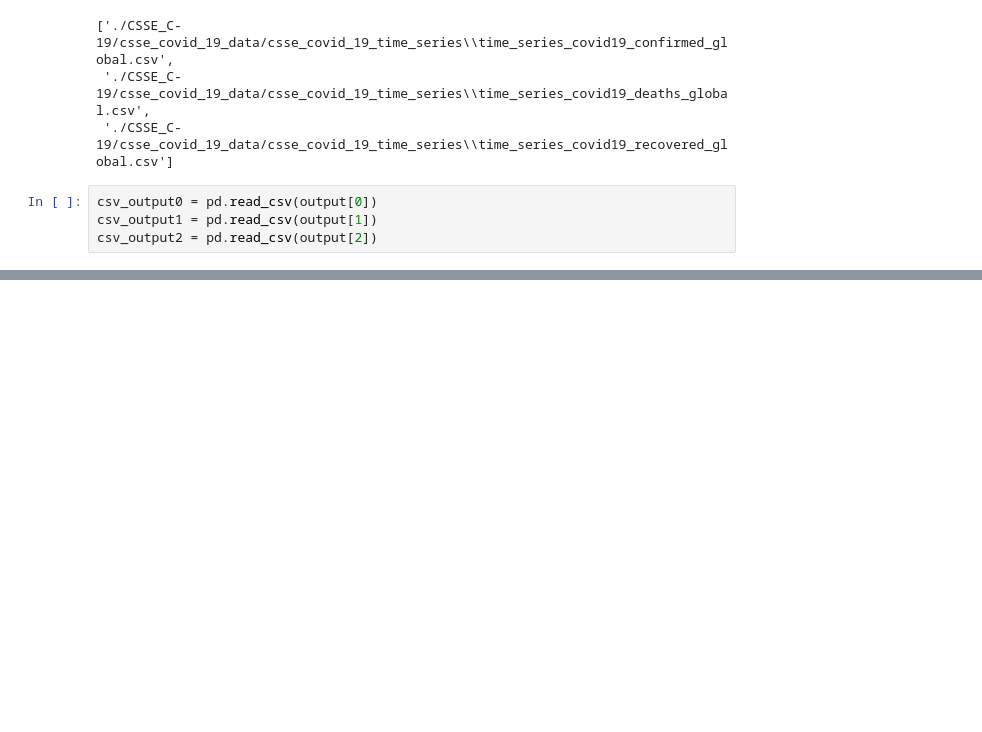
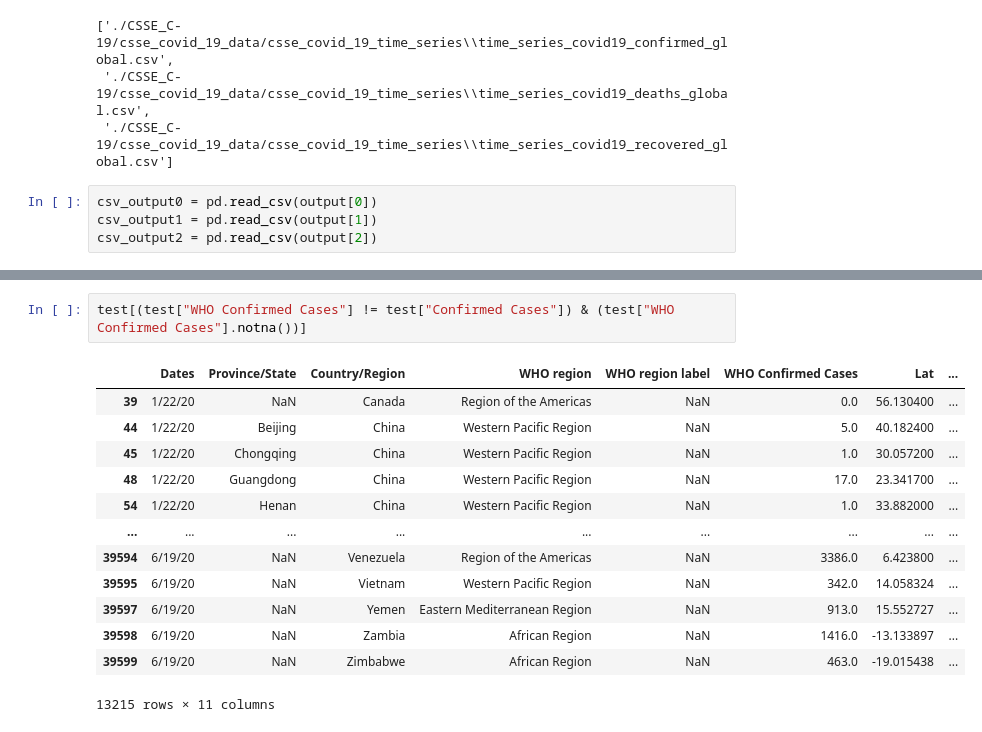
Before and after one commit to jisanos/C19A-COVID-19-Prediction-Algorithm, a Jupyter notebook: CSSE vs WHO.ipynb, the cells around one changed output, grey strips where cells are left out. Drawn from its saved outputs; the diff is of its cells as text; blank space fills up the shorter version.

```diff
--- a/CSSE vs WHO.ipynb
+++ b/CSSE vs WHO.ipynb
@@ -152,3 +203,19 @@ display(df_merge2)
+# %%
+test[(test["WHO Confirmed Cases"] != test["Confirmed Cases"]) & (test["WHO Confirmed Cases"].notna())]
+# %% [output]
+|  | Dates | Province/State | Country/Region | WHO region | WHO region label | WHO Confirmed Cases | Lat | ... |
+| 39 | 1/22/20 | NaN | Canada | Region of the Americas | NaN | 0.0 | 56.130400 | ... |
+| 44 | 1/22/20 | Beijing | China | Western Pacific Region | NaN | 5.0 | 40.182400 | ... |
+| 45 | 1/22/20 | Chongqing | China | Western Pacific Region | NaN | 1.0 | 30.057200 | ... |
+| 48 | 1/22/20 | Guangdong | China | Western Pacific Region | NaN | 17.0 | 23.341700 | ... |
+| 54 | 1/22/20 | Henan | China | Western Pacific Region | NaN | 1.0 | 33.882000 | ... |
+| ... | ... | ... | ... | ... | ... | ... | ... | ... |
+| 39594 | 6/19/20 | NaN | Venezuela | Region of the Americas | NaN | 3386.0 | 6.423800 | ... |
+| 39595 | 6/19/20 | NaN | Vietnam | Western Pacific Region | NaN | 342.0 | 14.058324 | ... |
+| 39597 | 6/19/20 | NaN | Yemen | Eastern Mediterranean Region | NaN | 913.0 | 15.552727 | ... |
+| 39598 | 6/19/20 | NaN | Zambia | African Region | NaN | 1416.0 | -13.133897 | ... |
+| 39599 | 6/19/20 | NaN | Zimbabwe | African Region | NaN | 463.0 | -19.015438 | ... |
+13215 rows × 11 columns
 # %%
 df_diff = pd.concat([df_merge2,WHO_CASES]).drop_duplicates(keep=False)
 
```
Also changed, not shown: parts of 6 cells of this notebook.
